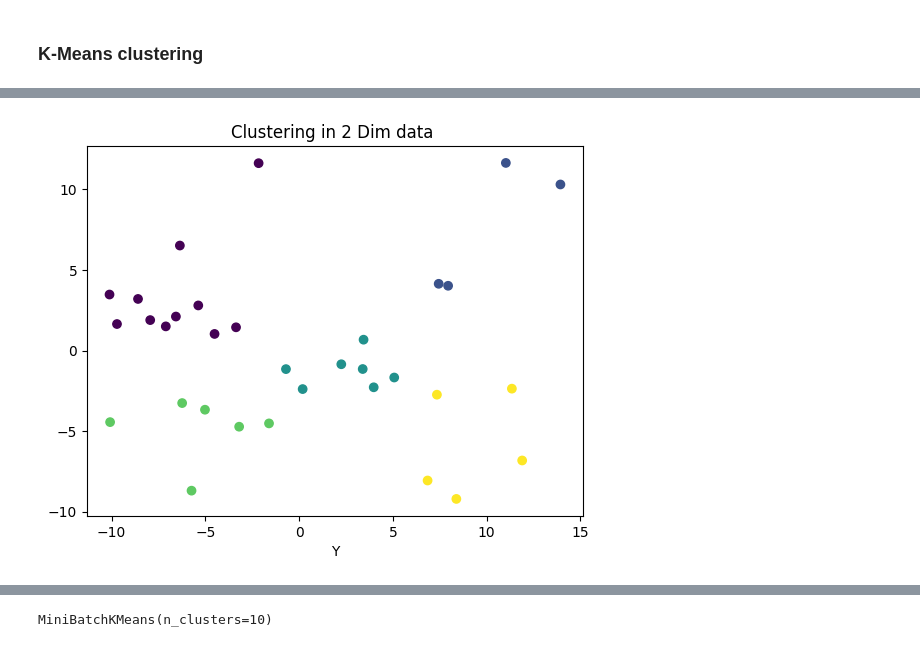
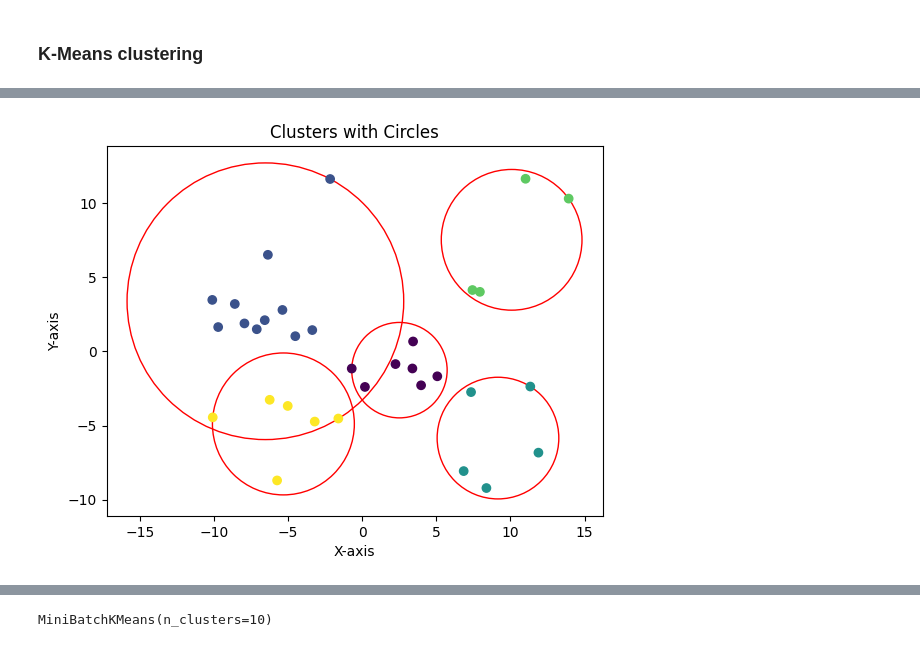
Before and after one commit to riziuzi/ASD_Unsupervised_Subgroup_Discovery, a Jupyter notebook: Ensemble.ipynb, the cells around one changed output, grey strips where cells are left out. Cells and saved outputs as stored; diff of their text form; code cells hidden in the pictures.

```diff
--- a/Ensemble.ipynb
+++ b/Ensemble.ipynb
@@ -248,17 +248,44 @@ plt.show()
 kmeans2 = KMeans(n_clusters =5)
 kmeans2.fit(x2)
 pred = kmeans2.predict(x2)
-'''
-
-Data visulaization for n-cluster = 2'''
-
-plt.scatter(x2[: , :1]  , x2[: , 1:] ,c = pred , cmap='viridis')
-plt.xlabel("X")
-plt.xlabel("Y")
-plt.title("Clustering in 2 Dim data ")
-plt.show()
-# %% [output]
-[figure, removed]
+# %%
+
+from matplotlib.patches import Circle
+
+
+
+unique_labels = np.unique(kmeans2.labels_)
+labels = kmeans2.labels_
+# Initialize an empty list to store cluster radii
+cluster_radii = []
+
+# Iterate over each unique cluster label
+for label in unique_labels:
+    distances = [np.linalg.norm(point - kmeans2.cluster_centers_[kmeans2.labels_[i]]) for i, point in enumerate(x2)]
+    # Get distances for data points in the current cluster
+    distances_in_cluster = [distances[i] for i in range(len(distances)) if labels[i] == label]
+
+    # Calculate the cluster radius (maximum distance within the cluster)
+    cluster_radius = max(distances_in_cluster)
+
+    # Append the cluster radius to the list
+    cluster_radii.append(cluster_radius)
+
+for center, radius in zip(kmeans2.cluster_centers_, cluster_radii):
+    circle = Circle(center, radius, fill=False, color='red')
+    plt.gca().add_patch(circle)
+
+'''Data visulaization for n-cluster = 2'''
+
+plt.axis('equal')  # Make sure the aspect ratio is equal for a circle
+plt.xlabel('X-axis')
+plt.ylabel('Y-axis')
+
+plt.scatter(x2[: , :1]  , x2[: , 1:] ,c = pred , cmap='viridis')
+plt.title('Clusters with Circles')
+plt.show()
+# %% [output]
+[figure, added]
 # %%
 
 ''' for 3 features ONLY - for data visualization '''
```
Also changed, not shown: parts of 11 cells of this notebook, 1 other file.
